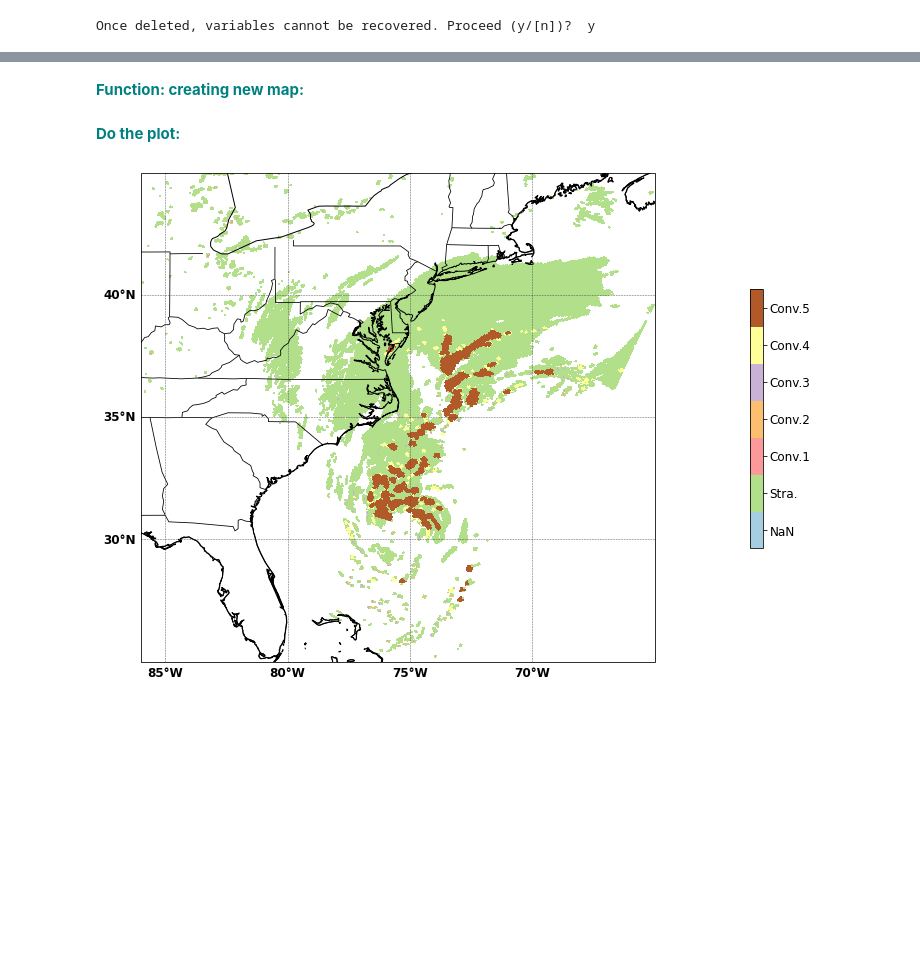
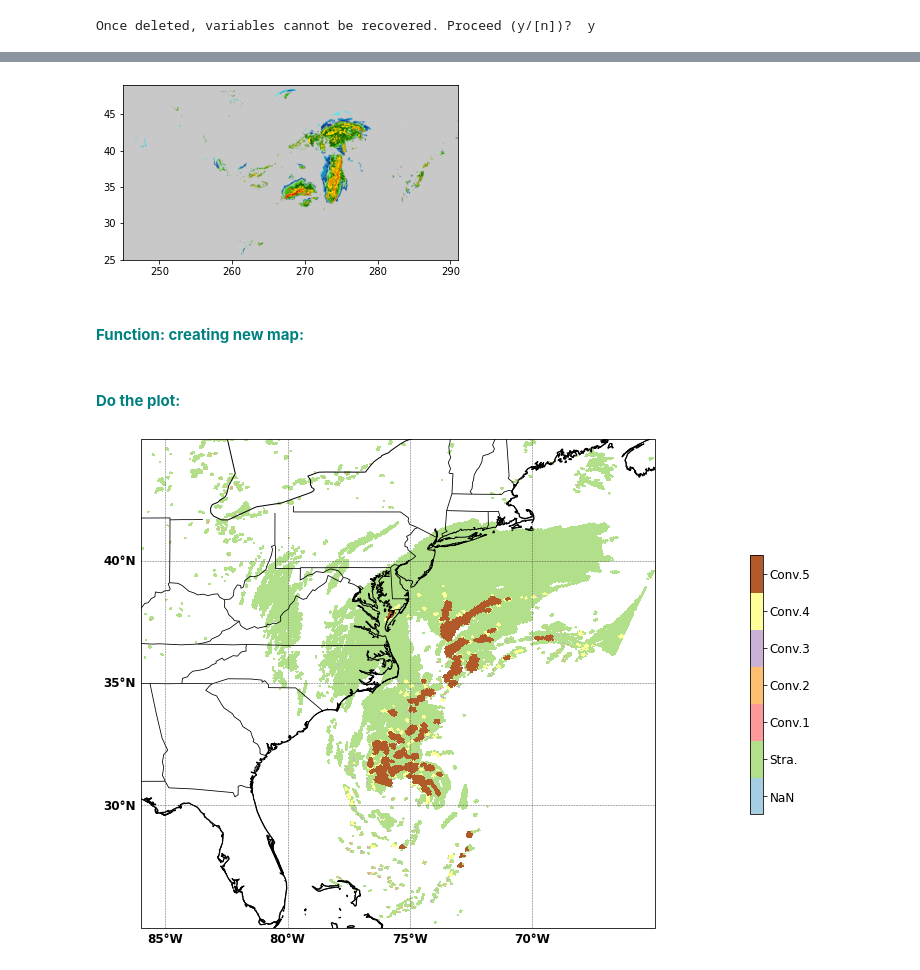
Before and after one commit to yuhungjui/GridRad_Cloud_Classification, a Jupyter notebook: GridRad_Class_V31/Data_Process_CS_mask/gridrad_dbz_CSMask_output_test.ipynb, the cells around one changed output, grey strips where cells are left out. Cells and saved outputs as stored; diff of their text form; code cells hidden in the pictures; blank space fills up the shorter version.

```diff
--- a/GridRad_Class_V31/Data_Process_CS_mask/gridrad_dbz_CSMask_output_test.ipynb
+++ b/GridRad_Class_V31/Data_Process_CS_mask/gridrad_dbz_CSMask_output_test.ipynb
@@ -258,5 +221,12 @@ Once deleted, variables cannot be recovered. Proceed (y/[n])?  y
+# %%
+data = grd.read_file(file_name_dict['dbz'])
+data = grd.filter(data)
+data = grd.remove_clutter(data, skip_weak_ll_echo=0)
+plot = grd.plot_image(data)
+# %% [output]
+[figure, new version]
 # %% [markdown]
-<font color='teal'>**Function: creating new map:**</font>
+#### <font color='teal'>**Function: creating new map:**</font>
 # %%
 def new_map(fig):
 
@@ -320,7 +290,7 @@ def new_map(fig):
 
     return ax
 # %% [markdown]
-<font color='teal'>**Do the plot:**</font>
+#### <font color='teal'>**Do the plot:**</font>
 # %%
 ## Open file:
 file_date_time = dt.datetime(2005, 10, 25, 0, 0, 0, tzinfo=pytz.utc)
```
Also changed, not shown: parts of 11 cells of this notebook, 1 other file.
